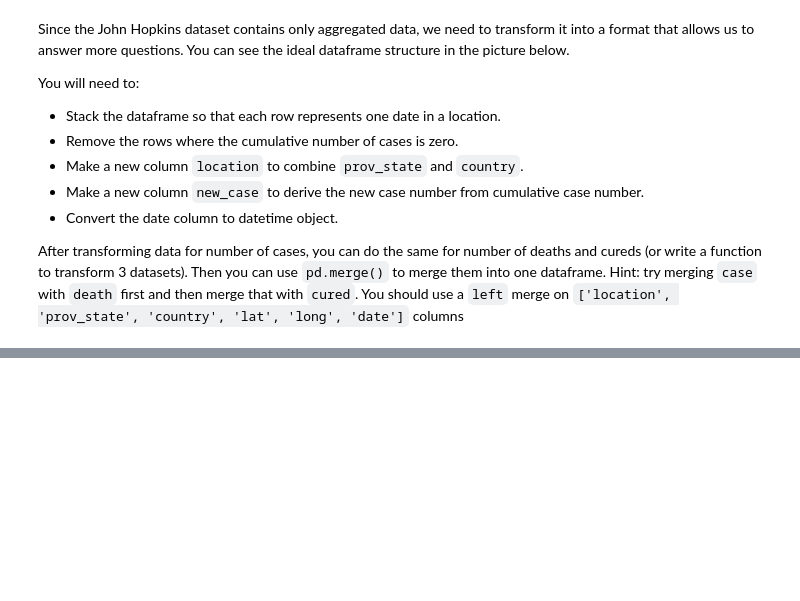
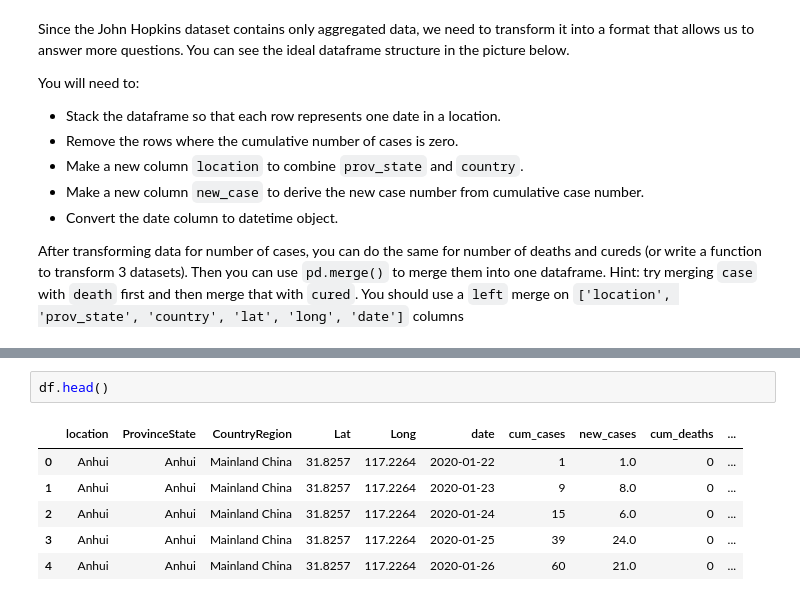
Before and after one commit to mustakarhu/ELY-Python-for-Data-Science, a Jupyter notebook: ncov/ncov.ipynb, the cells around one changed output, grey strips where cells are left out. Drawn from its saved outputs; the diff is of its cells as text; blank space fills up the shorter version.

```diff
--- a/ncov/ncov.ipynb
+++ b/ncov/ncov.ipynb
@@ -190,0 +181,9 @@ Name: new_cases, dtype: float64
+# %%
+df.head()
+# %% [output]
+|  | location | ProvinceState | CountryRegion | Lat | Long | date | cum_cases | new_cases | cum_deaths | ... |
+| 0 | Anhui | Anhui | Mainland China | 31.8257 | 117.2264 | 2020-01-22 | 1 | 1.0 | 0 | ... |
+| 1 | Anhui | Anhui | Mainland China | 31.8257 | 117.2264 | 2020-01-23 | 9 | 8.0 | 0 | ... |
+| 2 | Anhui | Anhui | Mainland China | 31.8257 | 117.2264 | 2020-01-24 | 15 | 6.0 | 0 | ... |
+| 3 | Anhui | Anhui | Mainland China | 31.8257 | 117.2264 | 2020-01-25 | 39 | 24.0 | 0 | ... |
+| 4 | Anhui | Anhui | Mainland China | 31.8257 | 117.2264 | 2020-01-26 | 60 | 21.0 | 0 | ... |
```
Also changed, not shown: parts of 12 cells of this notebook.
